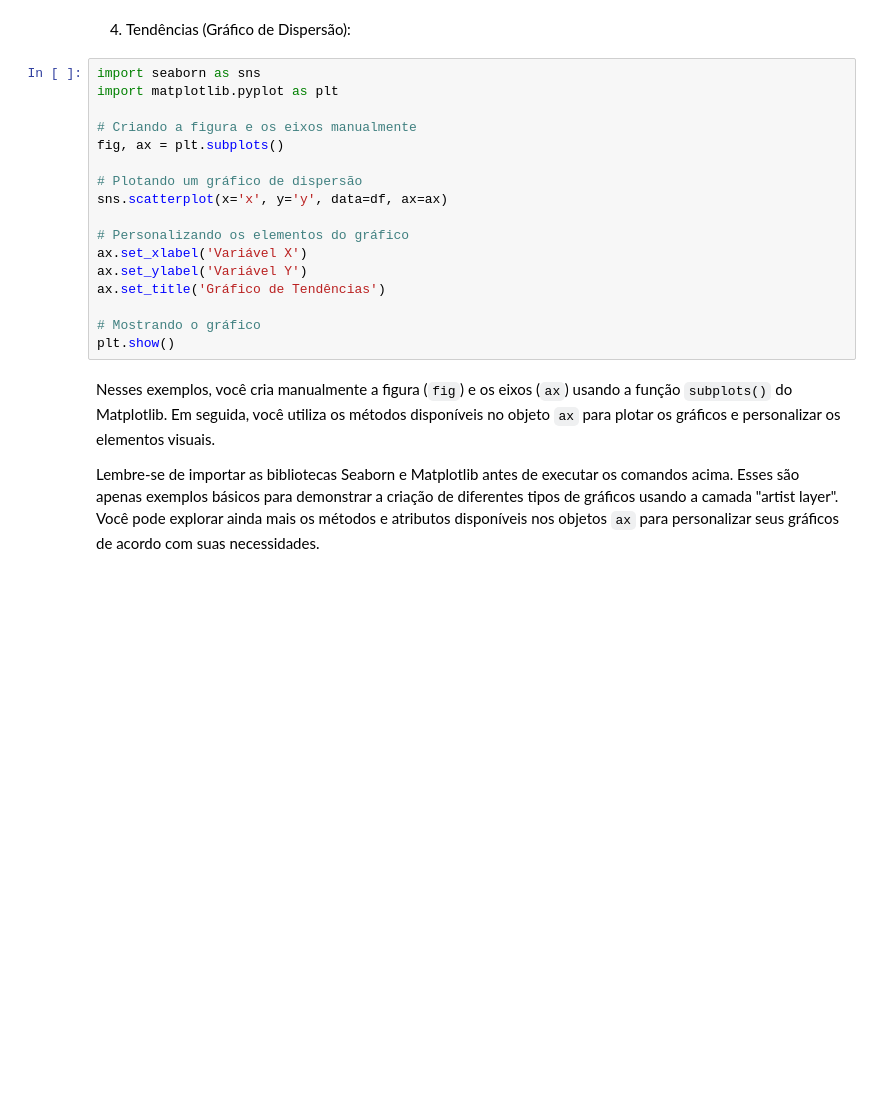
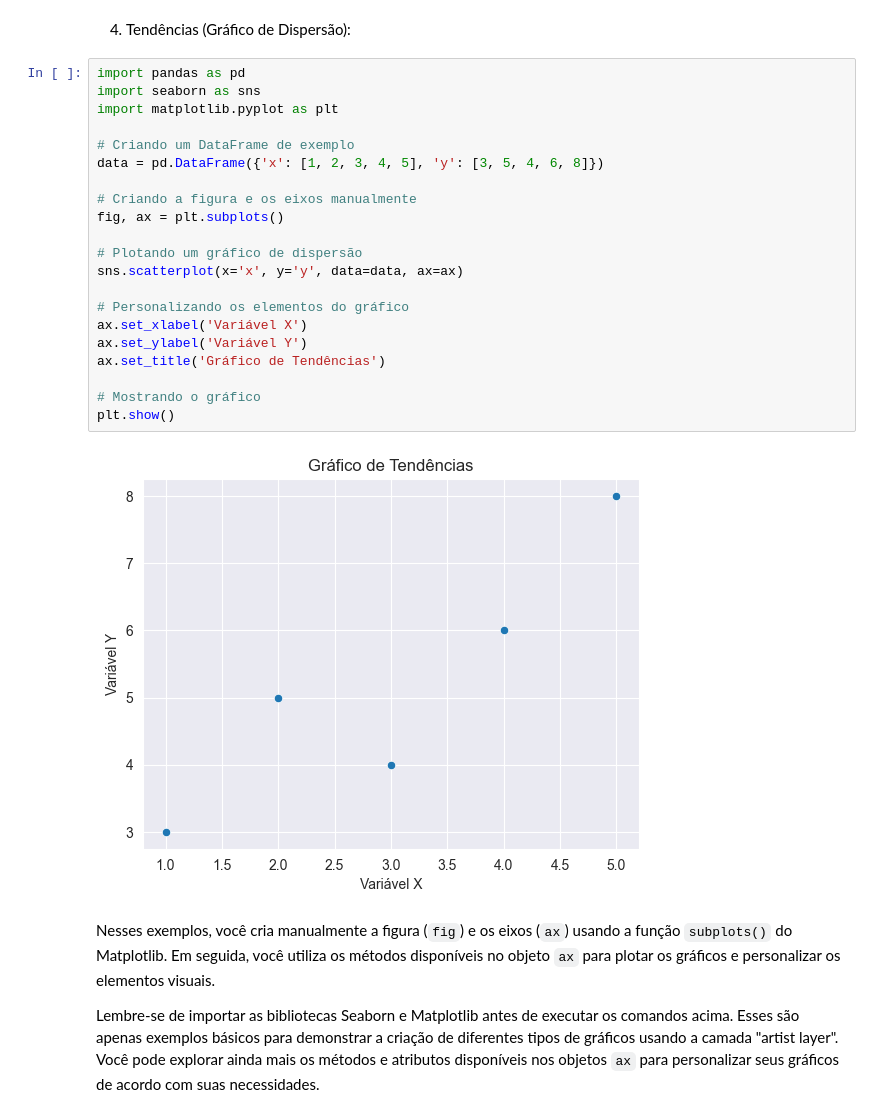
Before and after one commit to NULLBYTE-RGH/Sistemas-e-Sinais, a Jupyter notebook: Resumo.ipynb, the cells around one changed output. Cells and saved outputs as stored; diff of their text form; blank space fills up the shorter version.

```diff
--- a/Resumo.ipynb
+++ b/Resumo.ipynb
@@ -568,22 +602,28 @@ plt.show()
 # %% [markdown]
 4. Tendências (Gráfico de Dispersão):
 # %%
+import pandas as pd
 import seaborn as sns
 import matplotlib.pyplot as plt
+
+# Criando um DataFrame de exemplo
+data = pd.DataFrame({'x': [1, 2, 3, 4, 5], 'y': [3, 5, 4, 6, 8]})
 
 # Criando a figura e os eixos manualmente
 fig, ax = plt.subplots()
 
 # Plotando um gráfico de dispersão
-sns.scatterplot(x='x', y='y', data=df, ax=ax)
+sns.scatterplot(x='x', y='y', data=data, ax=ax)
 
 # Personalizando os elementos do gráfico
 ax.set_xlabel('Variável X')
 ax.set_ylabel('Variável Y')
 ax.set_title('Gráfico de Tendências')
 
 # Mostrando o gráfico
 plt.show()
+# %% [output]
+[figure, added]
 # %% [markdown]
 Nesses exemplos, você cria manualmente a figura (`fig`) e os eixos (`ax`) usando a função `subplots()` do Matplotlib. Em seguida, você utiliza os métodos disponíveis no objeto `ax` para plotar os gráficos e personalizar os elementos visuais.
 
```
Also changed, not shown: parts of 21 cells of this notebook.
